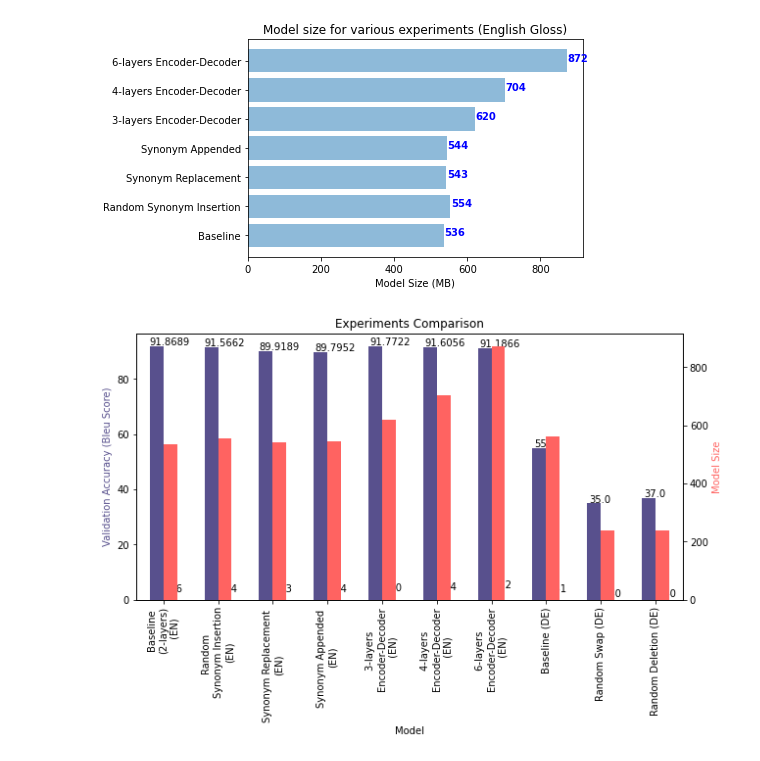
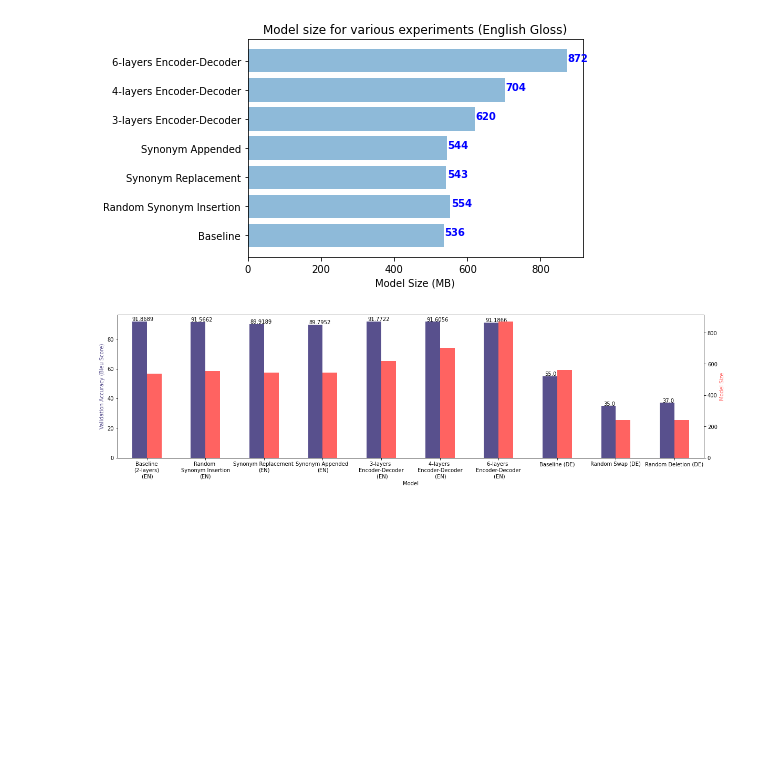
Before and after one commit to nlavee/slt-cs230, a Jupyter notebook: Milestone_Charts_Generator.ipynb, the cells around one changed output. Cells and saved outputs as stored; diff of their text form; code cells hidden in the pictures; blank space fills up the shorter version.

Commit message:
Finalized Chart

```diff
--- a/Milestone_Charts_Generator.ipynb
+++ b/Milestone_Charts_Generator.ipynb
@@ -47,36 +47,37 @@ import matplotlib.pyplot as plt
 t = ('Baseline\n(2-layers)\n (EN)', 'Random \nSynonym Insertion\n(EN)', 'Synonym Replacement \n(EN)', 'Synonym Appended \n(EN)',
      '3-layers \nEncoder-Decoder\n (EN)', '4-layers \nEncoder-Decoder\n (EN)', '6-layers \nEncoder-Decoder\n (EN)',
      'Baseline (DE)', 'Random Swap (DE)', 'Random Deletion (DE)')
 data1 = [ 91.8689, 91.5662, 89.9189, 89.7952, 91.7722, 91.6056, 91.1866, 55, 35, 37]
 data2 = [ 536, 554, 543, 544, 620, 704, 872, 561, 240, 240]
 df = pd.DataFrame(list(zip(t, data1, data2)),
                columns =['Model', 'Validation Accuracy (Bleu Score)', 'Model Size'])
 
-ax = df.plot(title="Experiments Comparison",
+ax = df.plot(
+    #title="Experiments Comparison",
             kind= 'bar',
             x = 'Model',
             # xlabel = 'Experimental Models',
             secondary_y= ['Model Size'],
-            # rot=0,
+            rot=0,
             # table = True,
-            figsize = (10,5),
+            figsize = (20,5),
             legend = False,
             color=["#58508d", '#ff6361'],
         )
 
 # for p in ax.patches:
 #     ax.annotate(str(p.get_height()), (p.get_x() * 1.005, p.get_height() * 1.005))
 
 ax1, ax2 = plt.gcf().get_axes() # gets the current figure and then the axes
 for p in ax1.patches:
   ax.annotate(str(p.get_height()), (p.get_x() * 1.005, p.get_height() * 1.005))
-for p in ax2.patches:
-  ax.annotate(str(p.get_height()), (p.get_x() * 1.005, p.get_height() * 0.005))
+# for p in ax2.patches:
+  # ax.annotate(str(p.get_height()), (p.get_x() * 1.005, p.get_height() * 0.05))
 
 ax1.set_ylabel('Validation Accuracy (Bleu Score)', color = '#58508d')
 ax2.set_ylabel('Model Size', color ='#ff6361')
 # plt.legend(bbox_to_anchor=(1.04,1), loc="upper left")
 
 plt.show()
 # %% [output]
-[figure, old version]
+[figure, new version]
```
